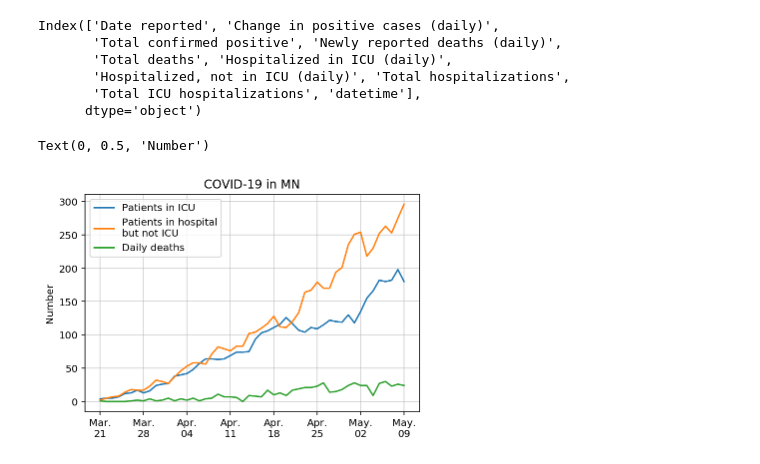
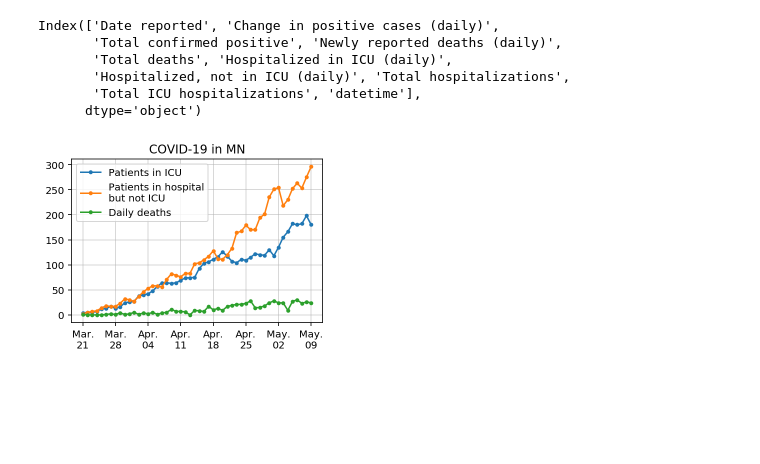
Before and after one commit to stsievert/covid-19, a Jupyter notebook: MN.ipynb, the cells around one changed output. Drawn from its saved outputs; the diff is of its cells as text; code cells hidden in the pictures; blank space fills up the shorter version.

```diff
--- a/MN.ipynb
+++ b/MN.ipynb
@@ -84,21 +88,25 @@ df["in_hosp"] = df["Hospitalized in ICU (daily)"] + df["Hospitalized, not in ICU
 # %%
 import matplotlib.pyplot as plt
 import matplotlib.dates as mdates
-fig, ax = plt.subplots()
 
-ax.plot(df.datetime, df["Hospitalized in ICU (daily)"], label="Patients in ICU")
-ax.plot(df.datetime, df["Hospitalized, not in ICU (daily)"], label="Patients in hospital\nbut not ICU")
-ax.plot(df.datetime, df["Newly reported deaths (daily)"], label="Daily deaths")
+w = 3
+fig, ax = plt.subplots(figsize=(1.5 * w, w))
+
+style = ".-"
+ax.plot(df.datetime, df["Hospitalized in ICU (daily)"], style, label="Patients in ICU")
+ax.plot(df.datetime, df["Hospitalized, not in ICU (daily)"], style, label="Patients in hospital\nbut not ICU")
+ax.plot(df.datetime, df["Newly reported deaths (daily)"], style, label="Daily deaths")
 # ax.plot(df.datetime, df["Change in positive cases (daily)"], label="New positive tests")
 ax.legend(loc="best")
 # ax.set_yscale("log")
 start = df.datetime.min()
 weeks = [start + timedelta(k * 7) for k in range(52)]
 ax.xaxis.set_major_locator(plt.FixedLocator([mdates.date2num(_) for _ in weeks]))
 ax.xaxis.set_major_formatter(mdates.DateFormatter("%b.\n%d"))
 ax.grid(alpha=0.6)
 ax.set_title("COVID-19 in MN")
-ax.set_ylabel("Number")
+# ax.set_ylabel("Number")
+fig.savefig("imgs/mn.png", dpi=300, bbox_inches="tight")
+fig.savefig("imgs/mn.svg", bbox_inches="tight")
 # %% [output]
-Text(0, 0.5, 'Number')
-[figure, old version]
+[figure, new version]
```
Also changed, not shown: parts of 1 cell of this notebook, 23 other files.
